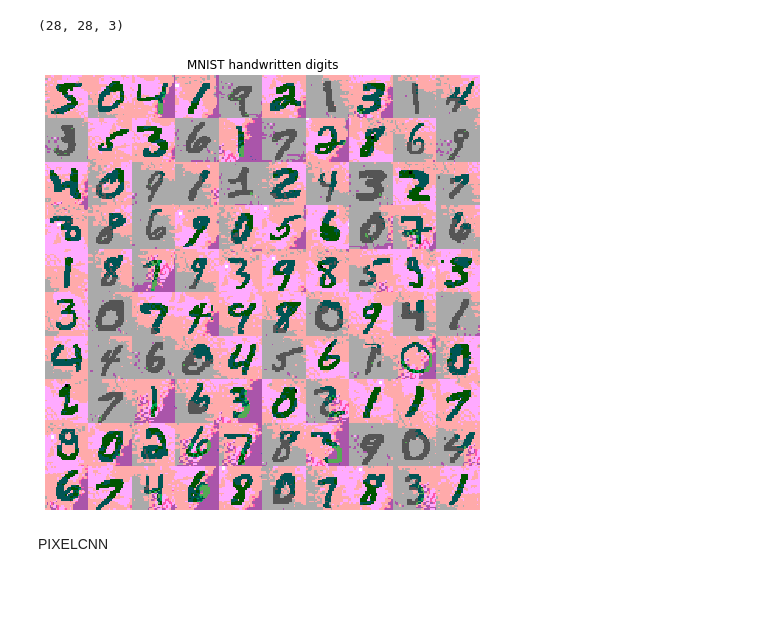
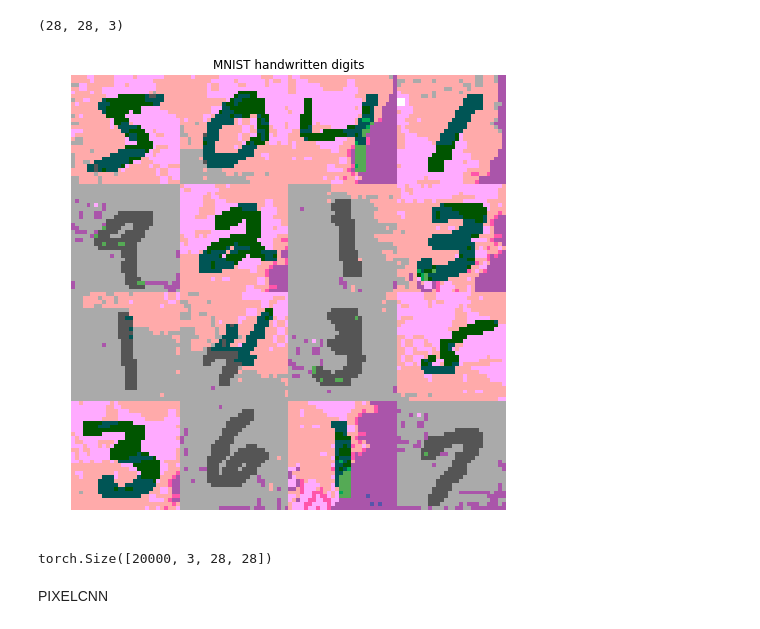
Before and after one commit to CaptainE/Deep-Unsupervised-Learning, a Jupyter notebook: HW1.ipynb, the cells around one changed output. Cells and saved outputs as stored; diff of their text form; code cells hidden in the pictures; blank space fills up the shorter version.

```diff
--- a/HW1.ipynb
+++ b/HW1.ipynb
@@ -446,6 +456,6 @@ import pickle
 # %%
-with open('mnist-hw1.pkl', 'rb') as f:
+with open('/content/gdrive/My Drive/mnist-hw1.pkl', 'rb') as f:
     data = pickle.load(f)
 
-x_train = data['train'][:1000].astype('float32')
+x_train = data['train'][:20000].astype('float32')
 # %%
@@ -456,22 +466,22 @@ x_train[0].shape
 (28, 28, 3)
 # %%
 #plot a few MNIST examples
-idx, dim, classes, rgb  = 0, 28, 10,3
+idx, dim, classes, rgb  = 0, 28, 4,3
 # create empty canvas
 canvas = np.zeros((dim*classes, classes*dim ,rgb))
 
 # fill with tensors
 for i in range(classes):
     for j in range(classes):
         canvas[i*dim:(i+1)*dim, j*dim:(j+1)*dim, ] = x_train[idx]/rgb
         idx += 1
 
 # visualize matrix of tensors as gray scale image
 plt.figure(figsize=(8, 8))
 plt.axis('off')
 plt.imshow(canvas, cmap='gray')
 plt.title('MNIST handwritten digits')
 plt.show()
 # %% [output]
-[figure, old version]
+[figure, new version]
 # %%
@@ -480,3 +490,7 @@ x_val = torch.Tensor(x_val).permute(0,3,1,2)
+# %%
+x_train.shape
+# %% [output]
+torch.Size([20000, 3, 28, 28])
 # %% [markdown]
 PIXELCNN
 # %%
```
Also changed, not shown: parts of 42 cells of this notebook.
